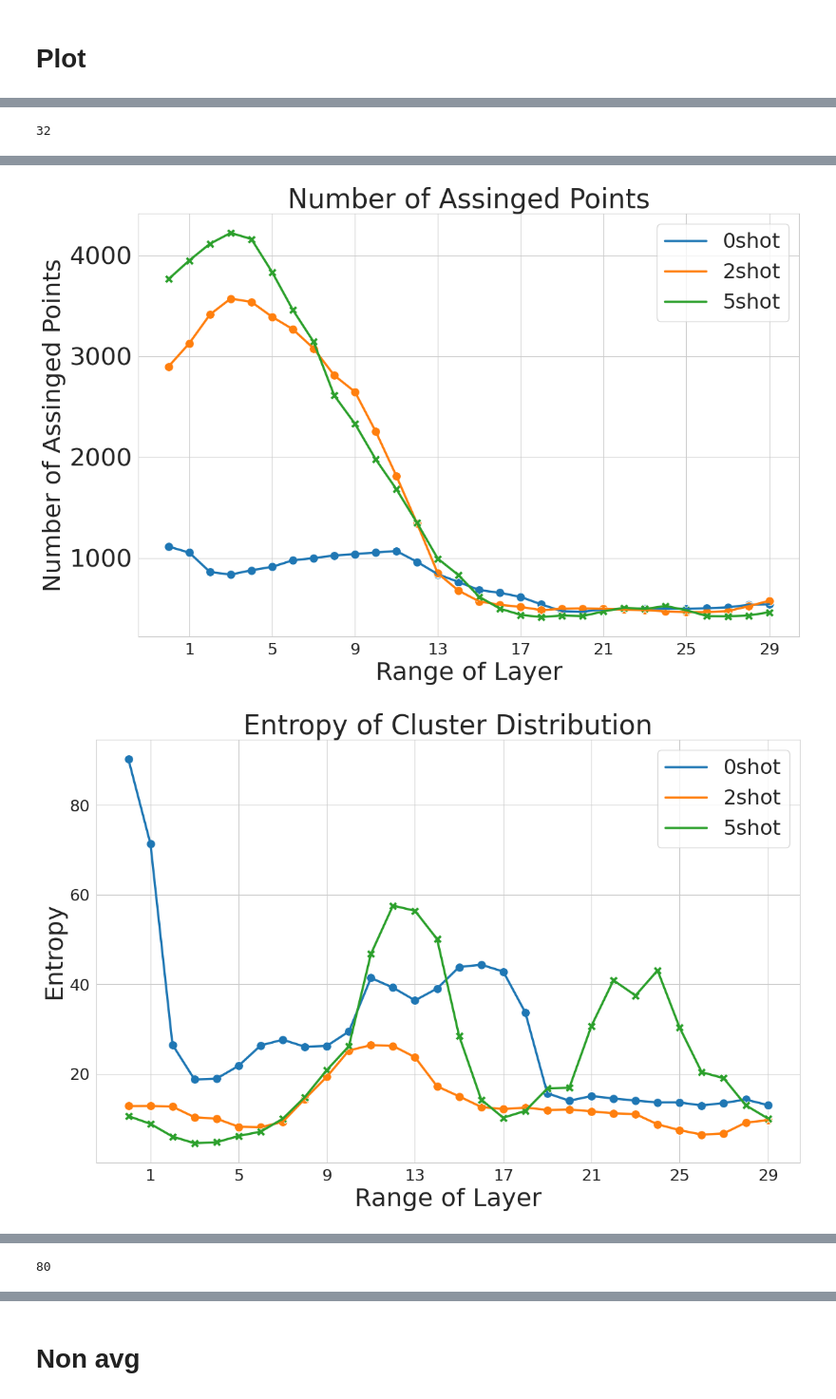
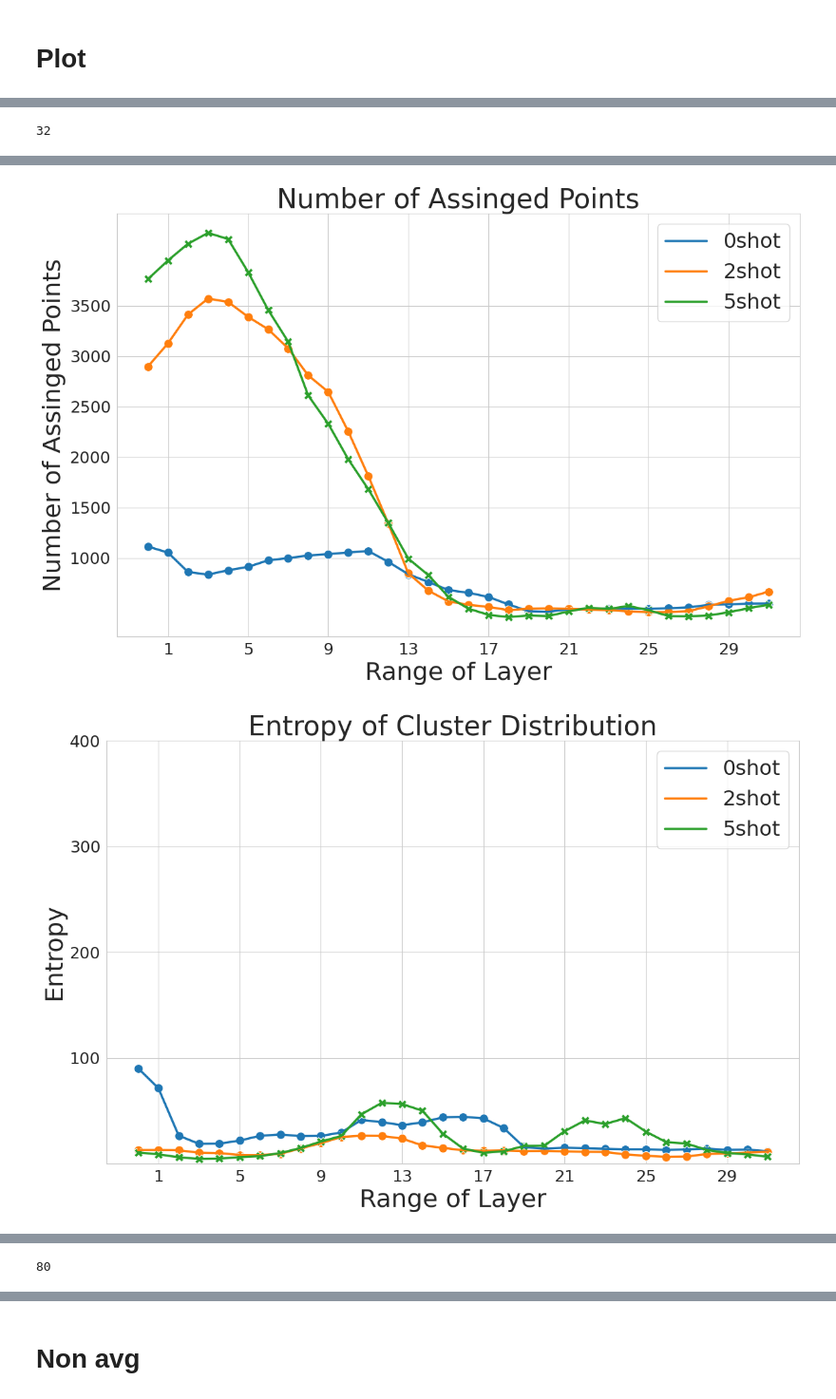
Before and after one commit to alexserra98/GeometricLens, a Jupyter notebook: notebooks/clustering/test_clustering.ipynb, the cells around one changed output, grey strips where cells are left out. Shown at 95% size. Cells and saved outputs as stored; diff of their text form; code cells hidden in the pictures.

```diff
--- a/notebooks/clustering/test_clustering.ipynb
+++ b/notebooks/clustering/test_clustering.ipynb
@@ -323,9 +317,10 @@ def average_custom_blocks(x, y, n):
         y_avg.append(np.mean(y[0:n+1]))
 
     # Handle subsequent blocks [i:n+i] starting from i=1
-    for i in range(1, len(x) - n):
+    for i in range(1, len(x)-1):
 
         y_avg.append(np.mean(y[i:n+i+1]))
+    assert len(y_avg) == len(x), f"y_avg:{len(y_avg)}, x:{len(x)}"
 
     return np.arange(len(y_avg)), np.array(y_avg)
 # %%
@@ -430,6 +425,7 @@ def plot_metrics(metrics,model):
     plt.ylabel("Number of Clusters", fontsize=conf_size.ylabel)
     tick_labels, tick_positions = tick_computer(n_layers, y_avg.shape[0])
     plt.xticks(ticks=tick_positions, labels=tick_labels, fontsize=conf_size.xticks)
+    plt.yticks(ticks =[i for i in range(10,80,10)] , labels = [i for i in range(10,80,10)], fontsize = conf_size.xticks)
     plt.tick_params(axis='y', labelsize=conf_size.ylabel)
     plt.legend(fontsize=conf_size.legend)
     plt.tight_layout()
@@ -456,7 +452,7 @@ def plot_metrics(metrics,model):
     plt.ylabel("Number of Assinged Points", fontsize=conf_size.ylabel)
     tick_labels, tick_positions = tick_computer(n_layers, y_avg.shape[0])
     plt.xticks(ticks=tick_positions, labels=tick_labels, fontsize=conf_size.xticks)
-    plt.tick_params(axis='y', labelsize=conf_size.ylabel)
+    plt.yticks(ticks =[i for i in range(1000,4000,500)] , labels = [i for i in range(1000,4000,500)], fontsize = conf_size.xticks)
     plt.legend(fontsize=conf_size.legend)
     plt.tight_layout()
     plt.savefig(f"dendogram/100/{model[11:][:-3]}-num-ass-point.png")
@@ -480,7 +476,7 @@ def plot_metrics(metrics,model):
     plt.ylabel("Entropy", fontsize=conf_size.ylabel)
     tick_labels, tick_positions = tick_computer(n_layers, y_avg.shape[0])
     plt.xticks(ticks=tick_positions, labels=tick_labels, fontsize=conf_size.xticks)
-    plt.tick_params(axis='y', labelsize=conf_size.yticks)
+    plt.yticks(ticks =[i for i in range(100,500,100)] , labels = [i for i in range(100,500,100)], fontsize = conf_size.xticks)
     plt.legend(fontsize=conf_size.legend)
     plt.tight_layout()
     plt.savefig(f"dendogram/100/{model[11:][:-3]}-entropy.png")
@@ -502,7 +498,7 @@ def plot_metrics(metrics,model):
     plt.ylabel("Fraction", fontsize=conf_size.ylabel)
     tick_labels, tick_positions = tick_computer(n_layers, y_avg.shape[0])
     plt.xticks(ticks=tick_positions, labels=tick_labels, fontsize=conf_size.xticks)
-    plt.yticks(ticks =
+    plt.yticks(ticks =[i for i in range(30,80,10)] , labels = [i for i in range(30,80,10)], fontsize = conf_size.xticks)
     plt.tick_params(axis='y', labelsize=conf_size.yticks)
     plt.legend(fontsize=21)
     plt.tight_layout()
@@ -515,5 +507,5 @@ def plot_metrics(metrics,model):
 # %%
-metrics = compute_metrics(df)
+# metrics = compute_metrics(df)
 models = ["meta-llama-Llama-2-13b-hf",
           "meta-llama-Llama-3-8b-hf",
           "meta-llama-Llama-3-70b-hf"]
@@ -531,2 +523,2 @@ for model in models:
-[figure, old version]
+[figure, new version]
-[figure, old version]
+[figure, new version]
```
Also changed, not shown: parts of 7 cells of this notebook, 2 other files.
